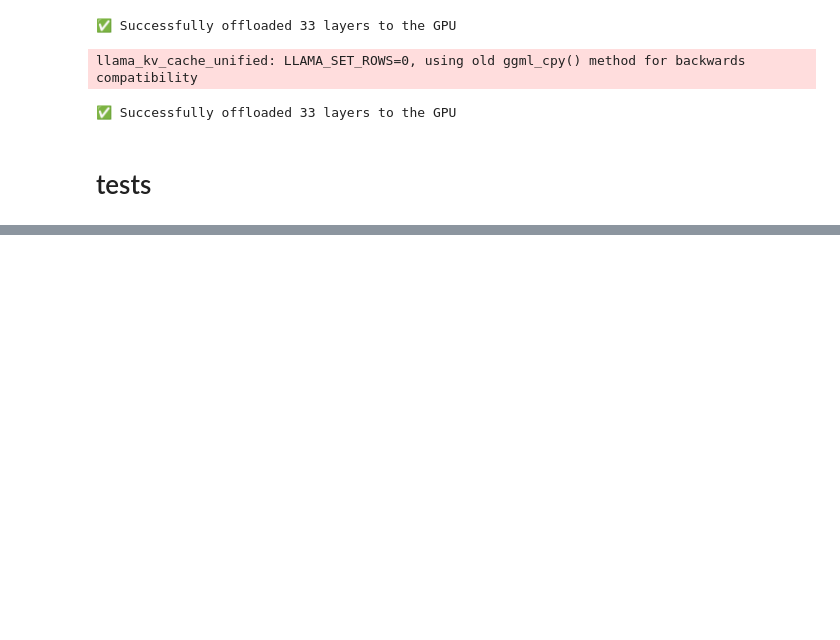
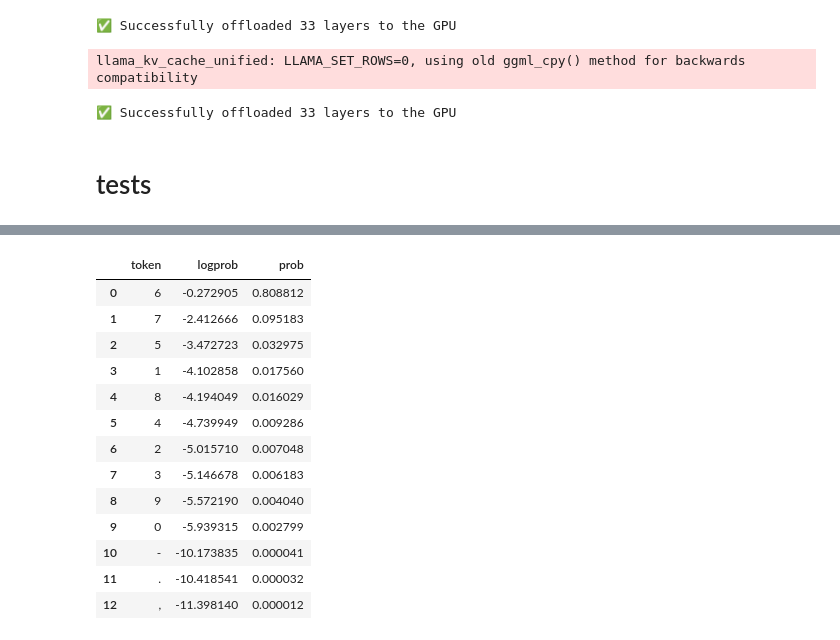
Before and after one commit to labrem/sapheneia, a Jupyter notebook: notebooks/marcelo/sapheneia_v1.ipynb, the cells around one changed output, grey strips where cells are left out. Drawn from its saved outputs; the diff is of its cells as text; code cells hidden in the pictures; blank space fills up the shorter version.

Commit message:
Worked on and updated sapheneia_v1.ipynb

```diff
--- a/notebooks/marcelo/sapheneia_v1.ipynb
+++ b/notebooks/marcelo/sapheneia_v1.ipynb
@@ -491,0 +486,6 @@ results['q8_0']['logprobs_data']
+# %%
+for key in logprobs:
+    logprobs[key] = float(logprobs[key])
+
+with open(file_path, 'w') as json_file:
+    json.dump(logprobs, json_file, indent=4)
@@ -491,0 +494,17 @@ results['q8_0']['logprobs_data']
+# %%
+# Load sample logprobs for analysis
+import json
+
+file_path = '/content/drive/MyDrive/dev/sapheneia/github/sapheneia/notebooks/marcelo/generator_q8_0_logprobs.json'
+
+logprobs = {}
+
+try:
+    with open(file_path, 'r') as json_file:
+        logprobs = json.load(json_file)
+    print(f"Dictionary loaded from {file_path}:")
+    print(logprobs)
+except FileNotFoundError:
+    print(f"Error: The file {file_path} was not found.")
+except json.JSONDecodeError:
+    print(f"Error: Could not decode JSON from {file_path}.")
@@ -491,0 +537,26 @@ results['q8_0']['logprobs_data']
+# %%
+tokens = [',','.','-','0','1','2','3','4','5','6','7','8','9']
+# %%
+distribution = pd.DataFrame(logprobs, index=['logprob']).T.reset_index()
+distribution.columns = ['token','logprob']
+k = distribution['token'].isin(tokens)
+distribution = distribution[k].reset_index(drop=True)
+distribution['prob'] = np.exp(distribution['logprob'])
+distribution['prob'] = distribution['prob']/distribution['prob'].sum()
+# %%
+distribution
+# %% [output]
+|  | token | logprob | prob |
+| 0 | 6 | -0.272905 | 0.808812 |
+| 1 | 7 | -2.412666 | 0.095183 |
+| 2 | 5 | -3.472723 | 0.032975 |
+| 3 | 1 | -4.102858 | 0.017560 |
+| 4 | 8 | -4.194049 | 0.016029 |
+| 5 | 4 | -4.739949 | 0.009286 |
+| 6 | 2 | -5.015710 | 0.007048 |
+| 7 | 3 | -5.146678 | 0.006183 |
+| 8 | 9 | -5.572190 | 0.004040 |
+| 9 | 0 | -5.939315 | 0.002799 |
+| 10 | - | -10.173835 | 0.000041 |
+| 11 | . | -10.418541 | 0.000032 |
+| 12 | , | -11.398140 | 0.000012 |
```
Also changed, not shown: parts of 16 cells of this notebook, 1 other file.
